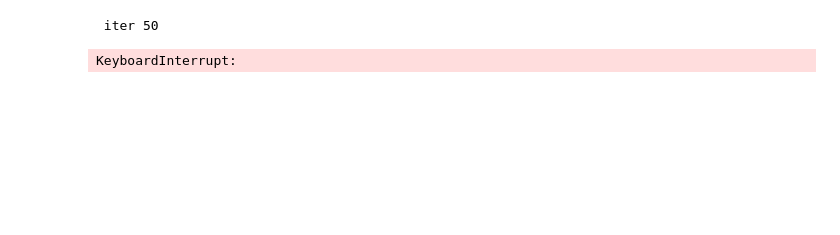
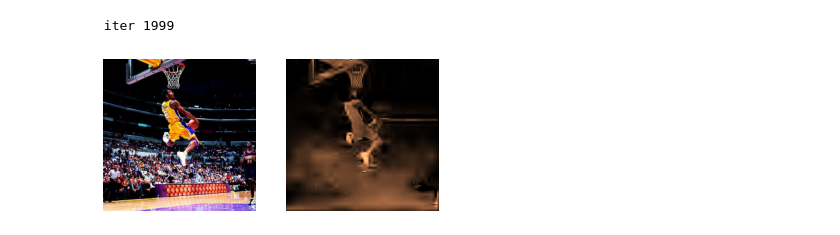
Before and after one commit to skmda37/CartoonX, a Jupyter notebook: demo.ipynb, the cells around one changed output. Saved outputs shown, nothing was run; the diff lists cells and outputs as text; code cells hidden in the pictures; blank space fills up the shorter version.

```diff
--- a/demo.ipynb
+++ b/demo.ipynb
@@ -22,33 +28,33 @@ imgdir = "examples/imgdir"
 fname = "kobe2.jpg"
 x = Image.open(os.path.join(imgdir, fname))
 x = transforms.ToTensor()(x)
 x = transforms.Resize(size=(256,256))(x)
 x = x.to(device).unsqueeze(0)
 
 # classifiy image
 output = model(x)
 pred = nn.Softmax(dim=1)(output).max(1)[1].item()
 
 # set CartoonX hyperparameters
 HPARAMS ={"wave": "db3", "mode": "zero", "J": 5,
           "l1lambda": 20, "step_size": 1e-3,
-          "num_steps": 2000,  "batch_size": 64,
+          "num_steps": 2000,  "batch_size": 16,
           "distortion_measure": "label"}
 
 # get Cartoon RDE
 cartoonX = CartoonX(model=model, device=device, **HPARAMS)
 explanation = cartoonX(x, pred)
 
 # plot explanation
 fig, axs = plt.subplots(1,2)
 axs[0].imshow(np.asarray(transforms.ToPILImage()(x.squeeze(0))),
               vmin=0, vmax=255)
 axs[0].axis("off")
 axs[1].imshow(np.asarray(transforms.ToPILImage()(explanation.squeeze(0))),
               vmin=0, vmax=255, cmap="copper")
 axs[1].axis("off")
 
 plt.show()
 # %% [output]
- iter 50
+ iter 1999
-KeyboardInterrupt:
+[figure, added]
```
Also changed, not shown: parts of 1 cell of this notebook, 4 other files.
